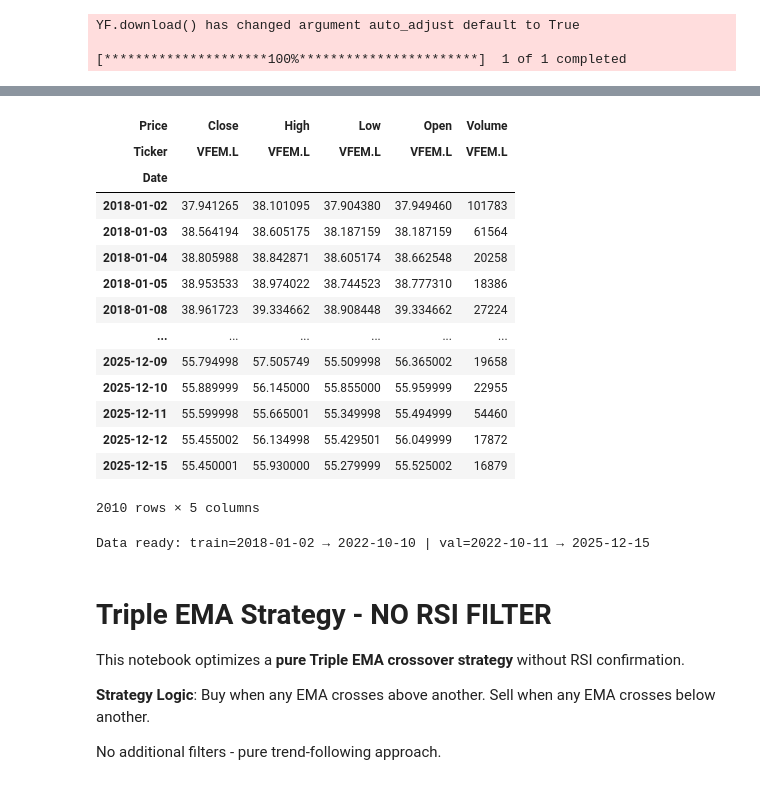
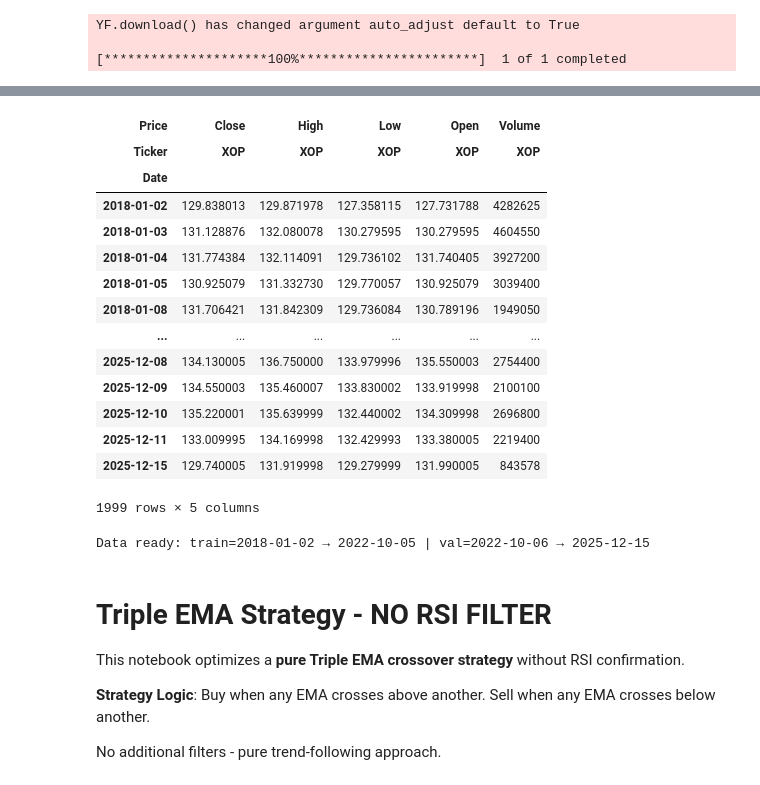
Before and after one commit to KamvysisPuzzles/retail-quant-strat, a Jupyter notebook: notebooks/3EMA.ipynb, the cells around one changed output, grey strips where cells are left out. Saved outputs shown, nothing was run; the diff lists cells and outputs as text; code cells hidden in the pictures.

```diff
--- a/notebooks/3EMA.ipynb
+++ b/notebooks/3EMA.ipynb
@@ -22,7 +22,7 @@ warnings.filterwarnings("ignore", message="invalid value encountered in scalar d
 # %%
 # DOWNLOAD STOCK DATA FROM 2018 USING YFINANCE
 
-TICKER = 'GDX.L'
+TICKER = 'XOP'
 START_DATE = '2018-01-01'
 TRAIN_RATIO = 0.6
 # Download data
@@ -43,19 +43,19 @@ Successfully downloaded 2010 records for VFEM.L
 Data range: 2018-01-02 to 2025-12-15
 | Price | Close | High | Low | Open | Volume |
-| Ticker | VFEM.L | VFEM.L | VFEM.L | VFEM.L | VFEM.L |
+| Ticker | XOP | XOP | XOP | XOP | XOP |
 | Date |  |  |  |  |  |
-| 2018-01-02 | 37.941265 | 38.101095 | 37.904380 | 37.949460 | 101783 |
-| 2018-01-03 | 38.564194 | 38.605175 | 38.187159 | 38.187159 | 61564 |
-| 2018-01-04 | 38.805988 | 38.842871 | 38.605174 | 38.662548 | 20258 |
-| 2018-01-05 | 38.953533 | 38.974022 | 38.744523 | 38.777310 | 18386 |
-| 2018-01-08 | 38.961723 | 39.334662 | 38.908448 | 39.334662 | 27224 |
+| 2018-01-02 | 129.838013 | 129.871978 | 127.358115 | 127.731788 | 4282625 |
+| 2018-01-03 | 131.128876 | 132.080078 | 130.279595 | 130.279595 | 4604550 |
+| 2018-01-04 | 131.774384 | 132.114091 | 129.736102 | 131.740405 | 3927200 |
+| 2018-01-05 | 130.925079 | 131.332730 | 129.770057 | 130.925079 | 3039400 |
+| 2018-01-08 | 131.706421 | 131.842309 | 129.736084 | 130.789196 | 1949050 |
 | ... | ... | ... | ... | ... | ... |
-| 2025-12-09 | 55.794998 | 57.505749 | 55.509998 | 56.365002 | 19658 |
-| 2025-12-10 | 55.889999 | 56.145000 | 55.855000 | 55.959999 | 22955 |
-| 2025-12-11 | 55.599998 | 55.665001 | 55.349998 | 55.494999 | 54460 |
-| 2025-12-12 | 55.455002 | 56.134998 | 55.429501 | 56.049999 | 17872 |
-| 2025-12-15 | 55.450001 | 55.930000 | 55.279999 | 55.525002 | 16879 |
+| 2025-12-08 | 134.130005 | 136.750000 | 133.979996 | 135.550003 | 2754400 |
+| 2025-12-09 | 134.550003 | 135.460007 | 133.830002 | 133.919998 | 2100100 |
+| 2025-12-10 | 135.220001 | 135.639999 | 132.440002 | 134.309998 | 2696800 |
+| 2025-12-11 | 133.009995 | 134.169998 | 132.429993 | 133.380005 | 2219400 |
+| 2025-12-15 | 129.740005 | 131.919998 | 129.279999 | 131.990005 | 843578 |
-2010 rows × 5 columns
+1999 rows × 5 columns
 # %%
 # PREPARE PRICE SERIES
 
@@ -83,7 +83,7 @@ val_close = close.iloc[split_idx:].copy()
 
 print(f"Data ready: train={train_close.index[0].date()} → {train_close.index[-1].date()} | val={val_close.index[0].date()} → {val_close.index[-1].date()}")
 # %% [output]
-Data ready: train=2018-01-02 → 2022-10-10 | val=2022-10-11 → 2025-12-15
+Data ready: train=2018-01-02 → 2022-10-05 | val=2022-10-06 → 2025-12-15
 # %% [markdown]
 # Triple EMA Strategy - NO RSI FILTER
 
```
Also changed, not shown: parts of 10 cells of this notebook, 7 other files.
